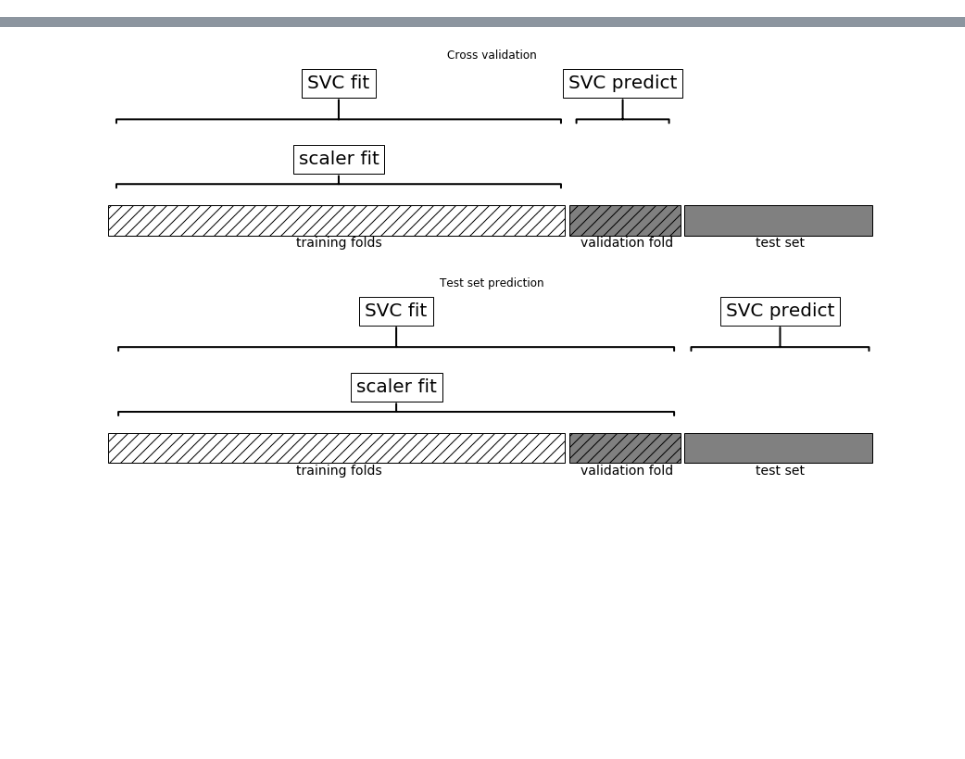
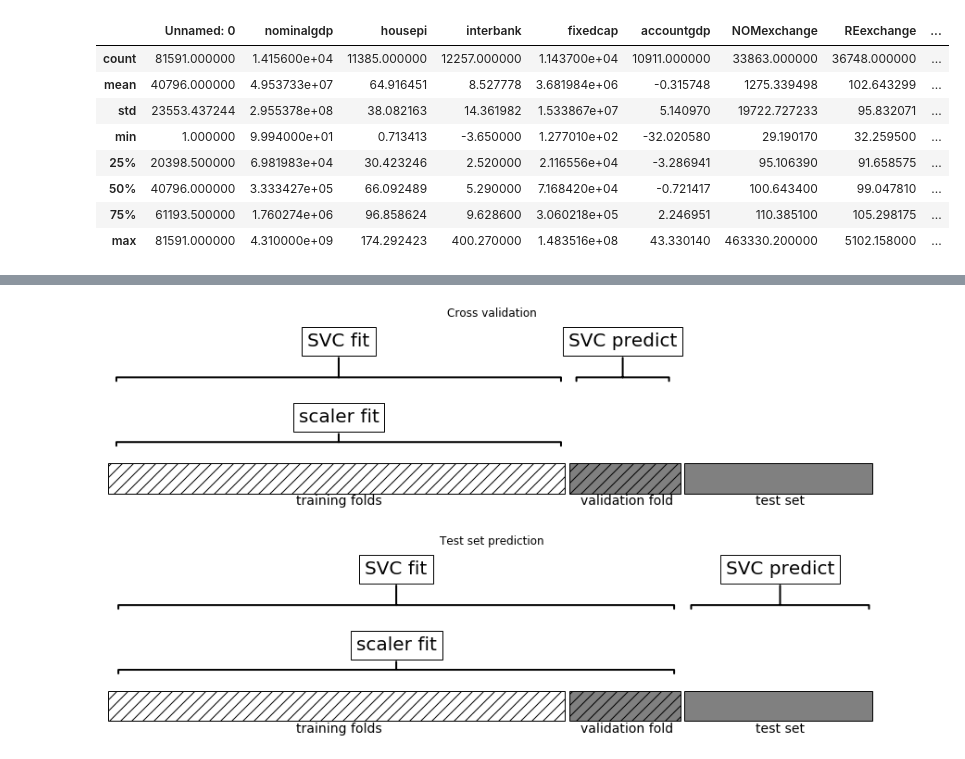
Before and after one commit to Walras-data/countryrisk, a Jupyter notebook: countryriskpipeline.ipynb, the cells around one changed output, grey strips where cells are left out. Saved outputs shown, nothing was run; the diff lists cells and outputs as text; code cells hidden in the pictures; blank space fills up the shorter version.

```diff
--- a/countryriskpipeline.ipynb
+++ b/countryriskpipeline.ipynb
@@ -216,0 +282,9 @@ from sklearn.pipeline import Pipeline
+# %%
+### DataWranling
+
+## importing data base
+
+import pandas as pd
+
+dataset = pd.read_csv('full_data2.csv', parse_dates = ['TIME'])
+dataset.head()
@@ -216,0 +298,12 @@ from sklearn.pipeline import Pipeline
+# %%
+dataset.describe()
+# %% [output]
+|  | Unnamed: 0 | nominalgdp | housepi | interbank | fixedcap | accountgdp | NOMexchange | REexchange | ... |
+| count | 81591.000000 | 1.415600e+04 | 11385.000000 | 12257.000000 | 1.143700e+04 | 10911.000000 | 33863.000000 | 36748.000000 | ... |
+| mean | 40796.000000 | 4.953733e+07 | 64.916451 | 8.527778 | 3.681984e+06 | -0.315748 | 1275.339498 | 102.643299 | ... |
+| std | 23553.437244 | 2.955378e+08 | 38.082163 | 14.361982 | 1.533867e+07 | 5.140970 | 19722.727233 | 95.832071 | ... |
+| min | 1.000000 | 9.994000e+01 | 0.713413 | -3.650000 | 1.277010e+02 | -32.020580 | 29.190170 | 32.259500 | ... |
+| 25% | 20398.500000 | 6.981983e+04 | 30.423246 | 2.520000 | 2.116556e+04 | -3.286941 | 95.106390 | 91.658575 | ... |
+| 50% | 40796.000000 | 3.333427e+05 | 66.092489 | 5.290000 | 7.168420e+04 | -0.721417 | 100.643400 | 99.047810 | ... |
+| 75% | 61193.500000 | 1.760274e+06 | 96.858624 | 9.628600 | 3.060218e+05 | 2.246951 | 110.385100 | 105.298175 | ... |
+| max | 81591.000000 | 4.310000e+09 | 174.292423 | 400.270000 | 1.483516e+08 | 43.330140 | 463330.200000 | 5102.158000 | ... |
```
Also changed, not shown: parts of 61 cells of this notebook, 5 other files.
